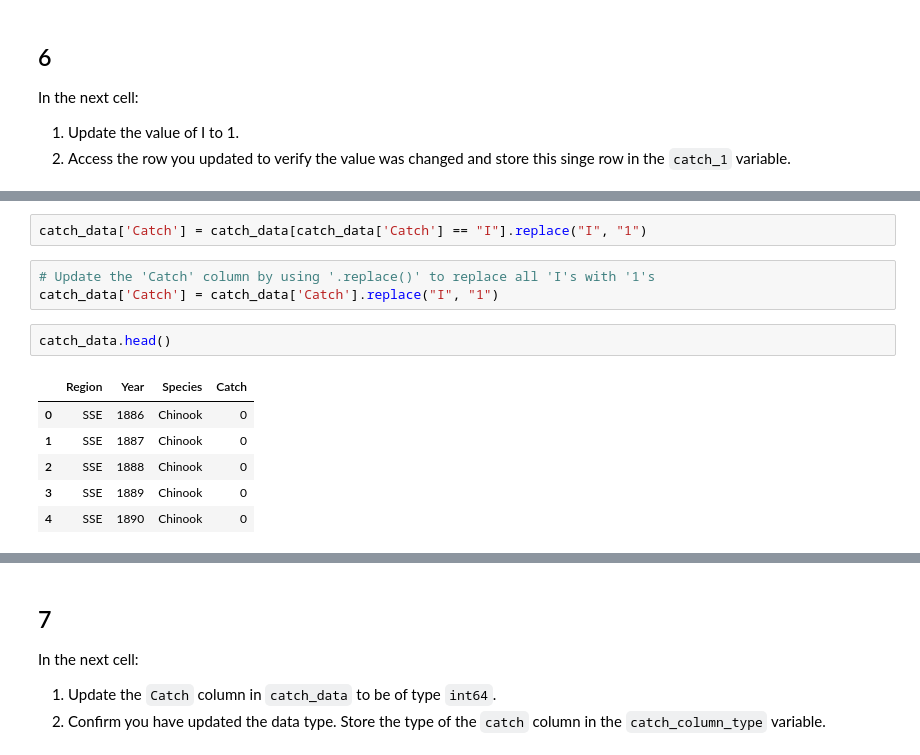
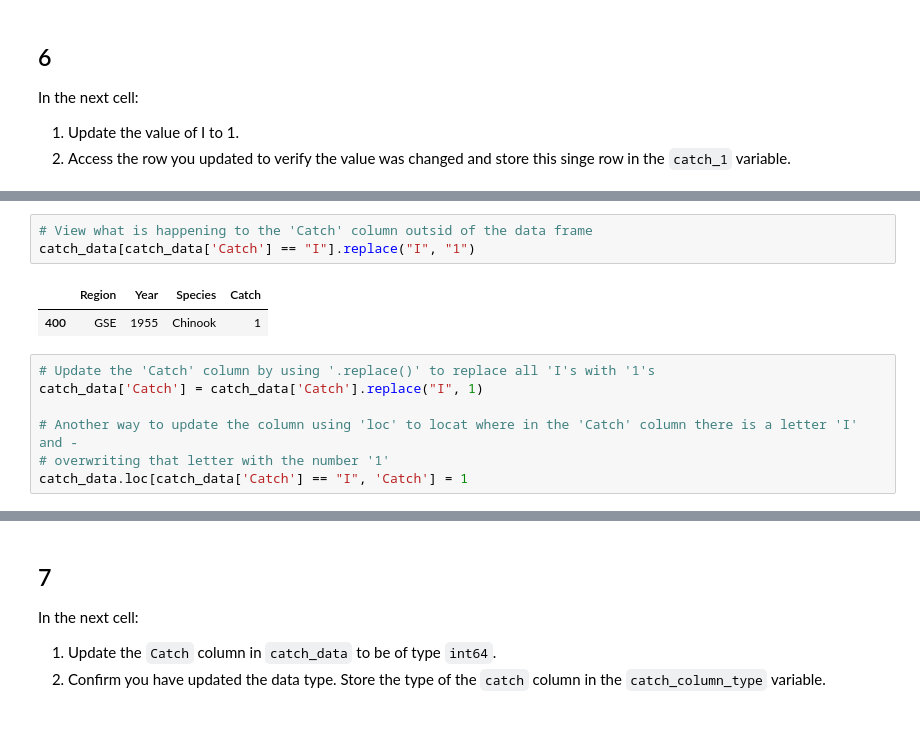
Before and after one commit to IsabellaSegarra/eds220-hwk2, a Jupyter notebook: task2/hwk2-task2-salmon.ipynb, the cells around one changed output, grey strips where cells are left out. Cells and saved outputs as stored; diff of their text form; blank space fills up the shorter version.

```diff
--- a/task2/hwk2-task2-salmon.ipynb
+++ b/task2/hwk2-task2-salmon.ipynb
@@ -238,16 +236,15 @@ In the next cell:
 # %% [markdown]
 <!-- BEGIN QUESTION -->
 # %%
-catch_data['Catch'] = catch_data[catch_data['Catch'] == "I"].replace("I", "1")
+# View what is happening to the 'Catch' column outsid of the data frame
+catch_data[catch_data['Catch'] == "I"].replace("I", "1")
+# %% [output]
+|  | Region | Year | Species | Catch |
+| 400 | GSE | 1955 | Chinook | 1 |
 # %%
 # Update the 'Catch' column by using '.replace()' to replace all 'I's with '1's
-catch_data['Catch'] = catch_data['Catch'].replace("I", "1")
+catch_data['Catch'] = catch_data['Catch'].replace("I", 1)
+
+# Another way to update the column using 'loc' to locat where in the 'Catch' column there is a letter 'I' and -
+# overwriting that letter with the number '1'
+catch_data.loc[catch_data['Catch'] == "I", 'Catch'] = 1
-# %%
-catch_data.head()
-# %% [output]
-|  | Region | Year | Species | Catch |
-| 0 | SSE | 1886 | Chinook | 0 |
-| 1 | SSE | 1887 | Chinook | 0 |
-| 2 | SSE | 1888 | Chinook | 0 |
-| 3 | SSE | 1889 | Chinook | 0 |
-| 4 | SSE | 1890 | Chinook | 0 |
```
Also changed, not shown: parts of 10 cells of this notebook, 1 other file.
